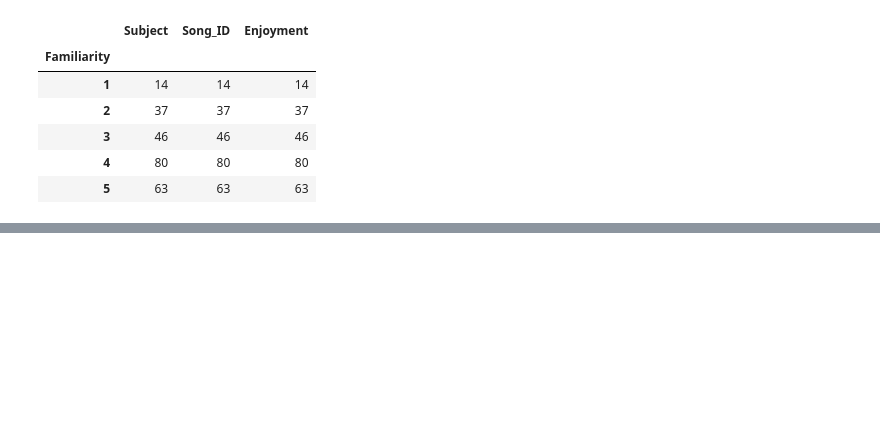
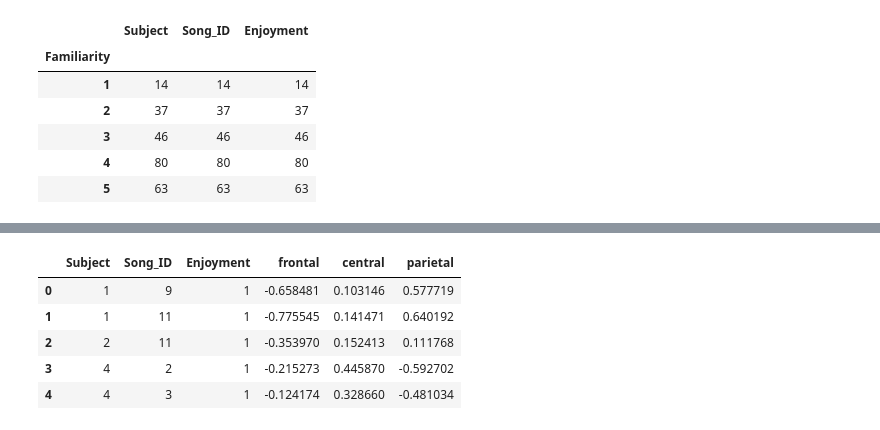
Before and after one commit to Vica1106/Music_Familiarity_Preference, a Jupyter notebook: Code/analysis_jessie/analysis.ipynb, the cells around one changed output, grey strips where cells are left out. Saved outputs shown, nothing was run; the diff lists cells and outputs as text; code cells hidden in the pictures; blank space fills up the shorter version.

```diff
--- a/Code/analysis_jessie/analysis.ipynb
+++ b/Code/analysis_jessie/analysis.ipynb
@@ -1472,0 +1722,9 @@ df.groupby('Familiarity').count()
+# %%
+region_alpha_df.head()
+# %% [output]
+|  | Subject | Song_ID | Enjoyment | frontal | central | parietal |
+| 0 | 1 | 9 | 1 | -0.658481 | 0.103146 | 0.577719 |
+| 1 | 1 | 11 | 1 | -0.775545 | 0.141471 | 0.640192 |
+| 2 | 2 | 11 | 1 | -0.353970 | 0.152413 | 0.111768 |
+| 3 | 4 | 2 | 1 | -0.215273 | 0.445870 | -0.592702 |
+| 4 | 4 | 3 | 1 | -0.124174 | 0.328660 | -0.481034 |
```
Also changed, not shown: parts of 15 cells of this notebook, 2 other files.
